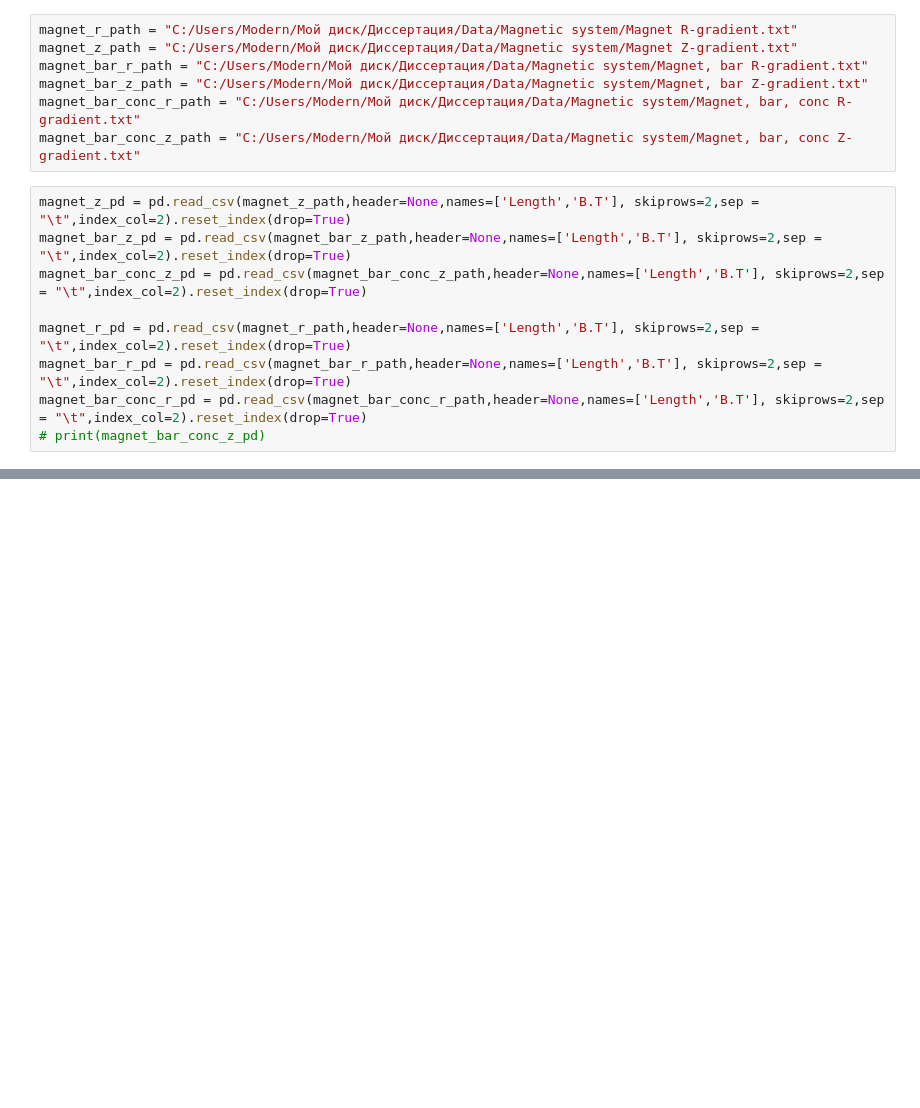
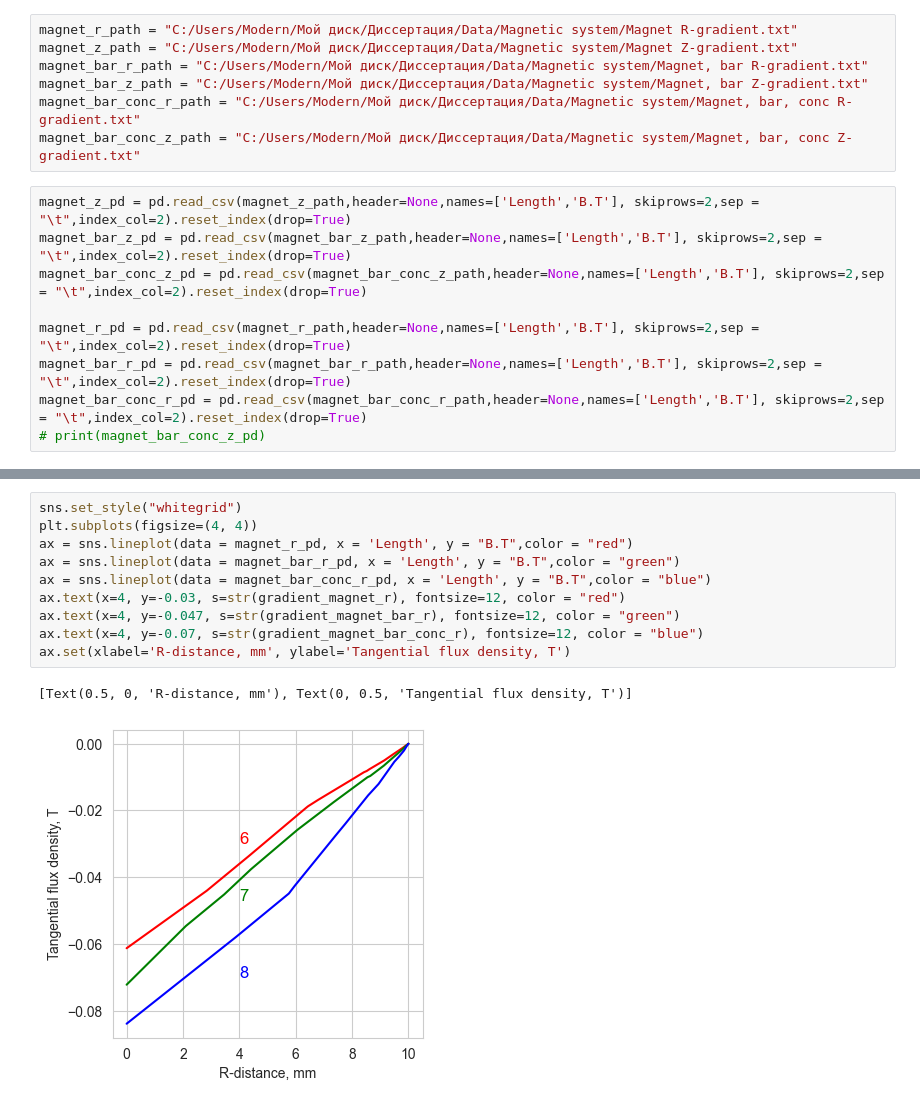
Before and after one commit to arteys/PhD-scripts, a Jupyter notebook: Magnetic_system_plot_FEMM.ipynb, the cells around one changed output, grey strips where cells are left out. Cells and saved outputs as stored; diff of their text form; blank space fills up the shorter version.

```diff
--- a/Magnetic_system_plot_FEMM.ipynb
+++ b/Magnetic_system_plot_FEMM.ipynb
@@ -56,0 +61,13 @@ ax.set(xlabel='Z-distance, mm', ylabel='Tangential flux density, T')
+# %%
+sns.set_style("whitegrid")
+plt.subplots(figsize=(4, 4))
+ax = sns.lineplot(data = magnet_r_pd, x = 'Length', y = "B.T",color = "red")
+ax = sns.lineplot(data = magnet_bar_r_pd, x = 'Length', y = "B.T",color = "green")
+ax = sns.lineplot(data = magnet_bar_conc_r_pd, x = 'Length', y = "B.T",color = "blue")
+ax.text(x=4, y=-0.03, s=str(gradient_magnet_r), fontsize=12, color = "red")
+ax.text(x=4, y=-0.047, s=str(gradient_magnet_bar_r), fontsize=12, color = "green")
+ax.text(x=4, y=-0.07, s=str(gradient_magnet_bar_conc_r), fontsize=12, color = "blue")
+ax.set(xlabel='R-distance, mm', ylabel='Tangential flux density, T')
+# %% [output]
+[Text(0.5, 0, 'R-distance, mm'), Text(0, 0.5, 'Tangential flux density, T')]
+[figure, added]
```
Also changed, not shown: parts of 2 cells of this notebook.
